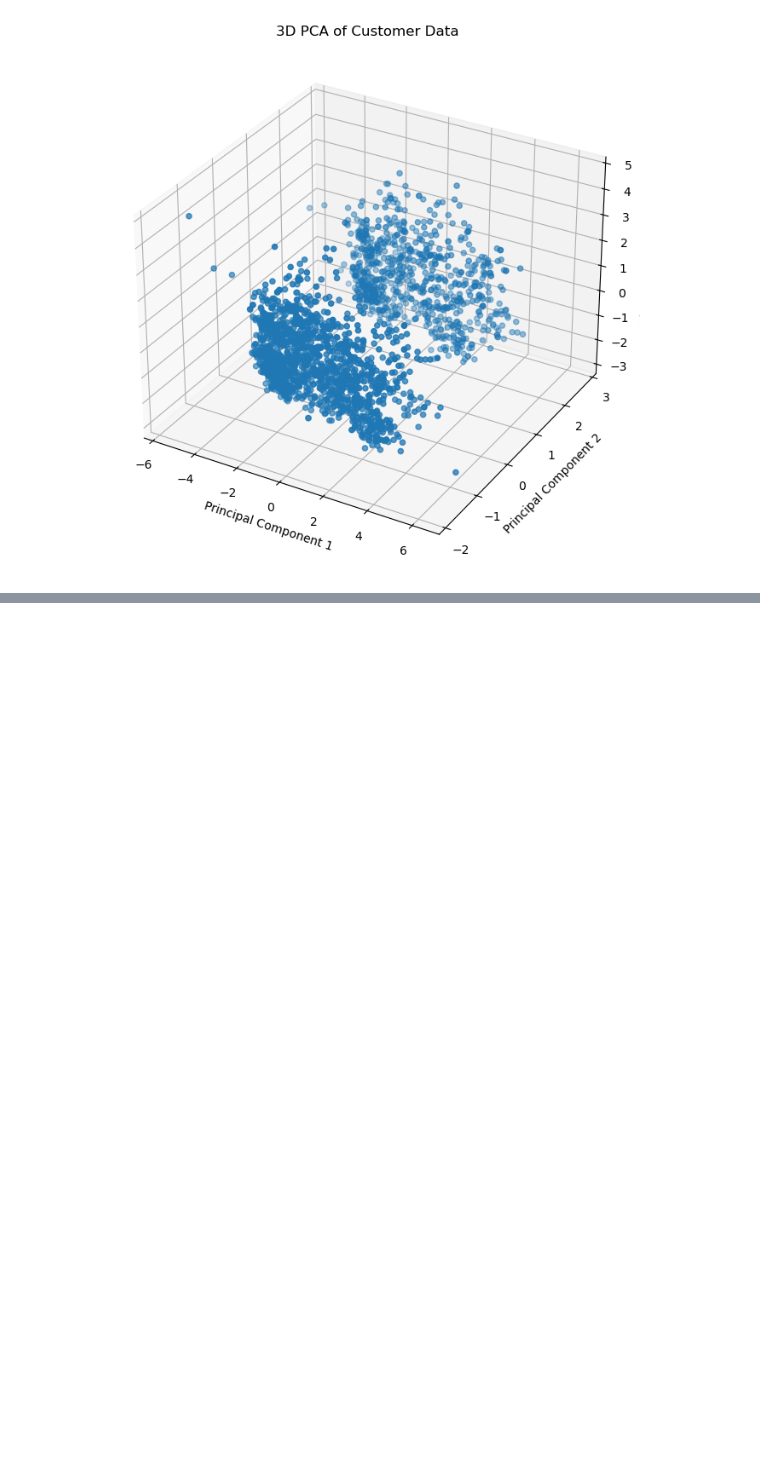
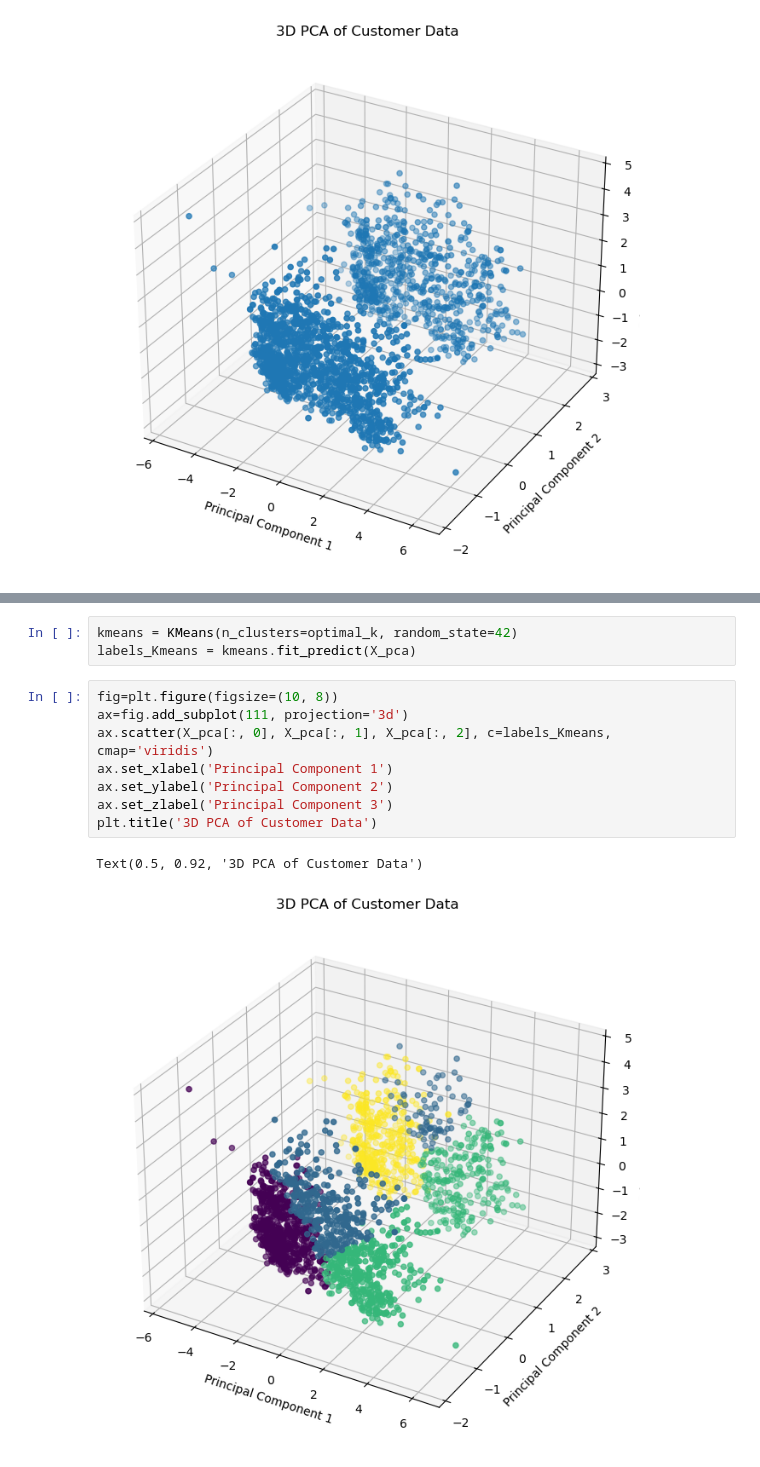
Before and after one commit to Tabby-rohit/Smart_Cart_Project, a Jupyter notebook: smart_cart.ipynb, the cells around one changed output, grey strips where cells are left out. Saved outputs shown, nothing was run; the diff lists cells and outputs as text; blank space fills up the shorter version.

```diff
--- a/smart_cart.ipynb
+++ b/smart_cart.ipynb
@@ -204,0 +261,14 @@ Text(0.5, 0.92, '3D PCA of Customer Data')
+# %%
+kmeans = KMeans(n_clusters=optimal_k, random_state=42)
+labels_Kmeans = kmeans.fit_predict(X_pca)
+# %%
+fig=plt.figure(figsize=(10, 8))
+ax=fig.add_subplot(111, projection='3d')
+ax.scatter(X_pca[:, 0], X_pca[:, 1], X_pca[:, 2], c=labels_Kmeans, cmap='viridis')
+ax.set_xlabel('Principal Component 1')
+ax.set_ylabel('Principal Component 2')
+ax.set_zlabel('Principal Component 3')
+plt.title('3D PCA of Customer Data')
+# %% [output]
+Text(0.5, 0.92, '3D PCA of Customer Data')
+[figure, added]
```
Also changed, not shown: parts of 11 cells of this notebook.
